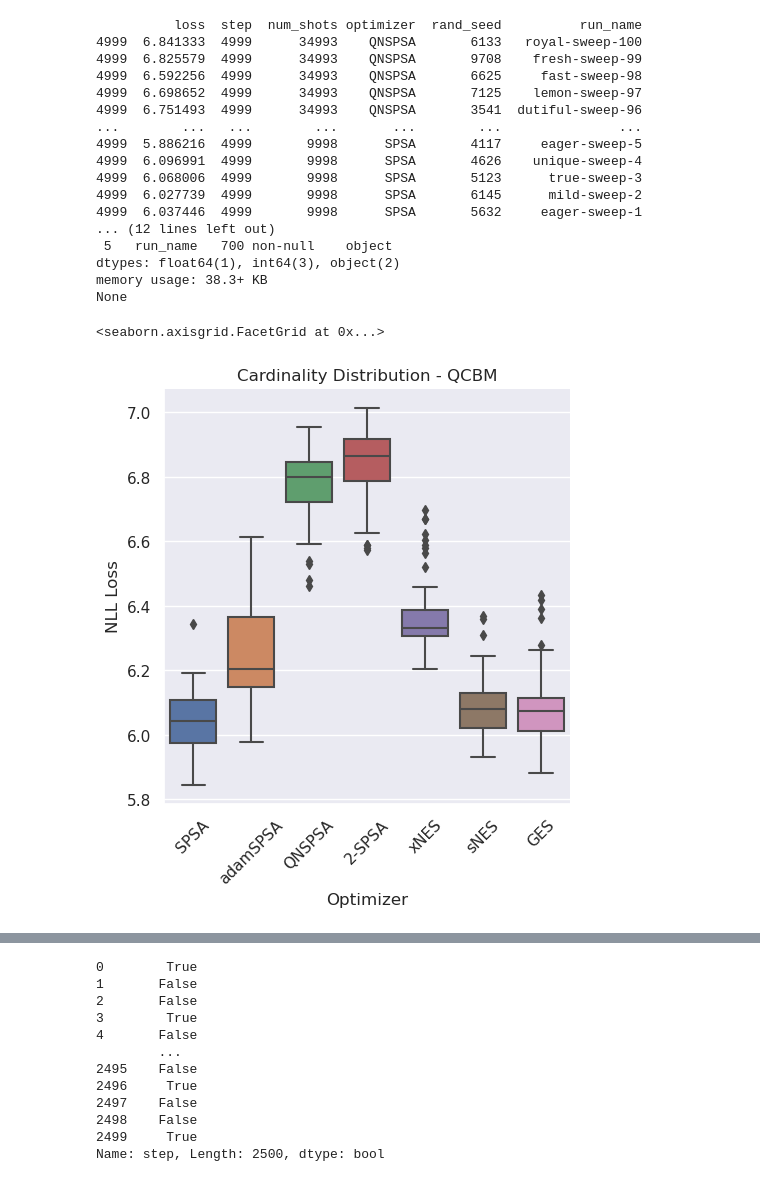
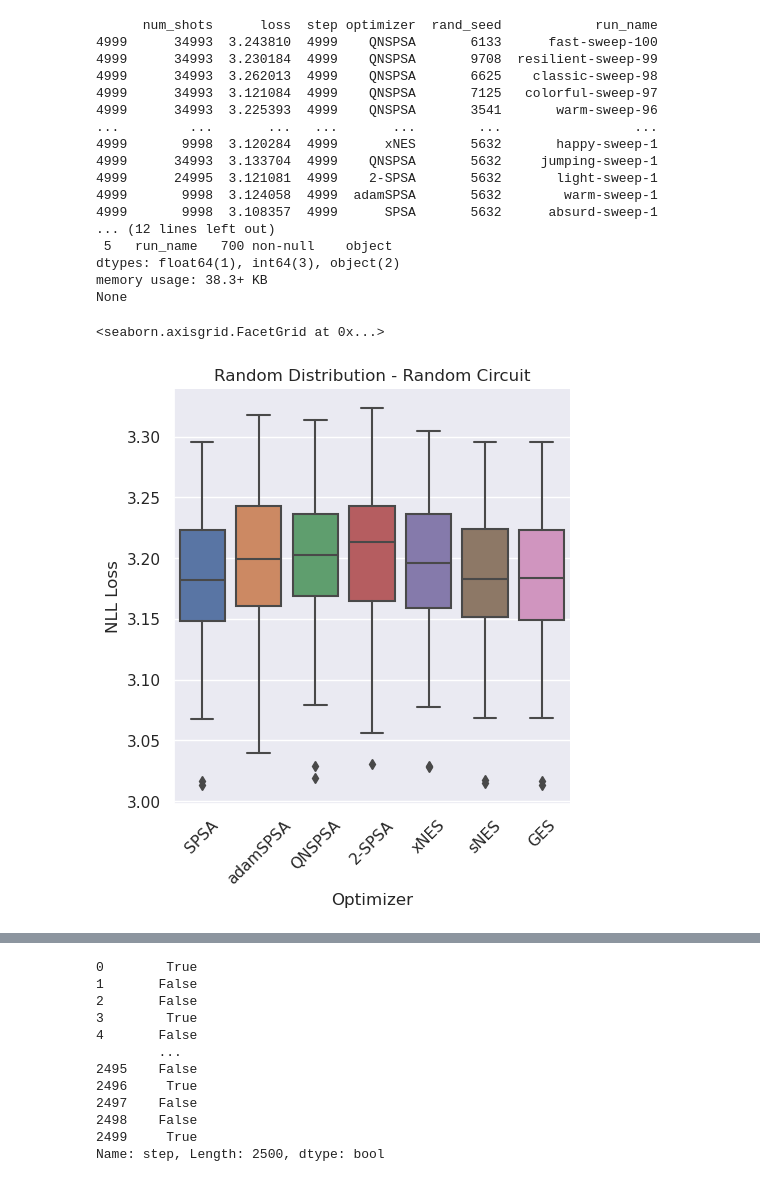
Before and after one commit to ltecot/rand_bench_opt_quantum, a Jupyter notebook: plot_processing/plotting_notebook.ipynb, the cells around one changed output, grey strips where cells are left out. Saved outputs shown, nothing was run; the diff lists cells and outputs as text; code cells hidden in the pictures.

```diff
--- a/plot_processing/plotting_notebook.ipynb
+++ b/plot_processing/plotting_notebook.ipynb
@@ -90,8 +110,8 @@ qcbm_gen_runs = qcbm_gen_runs.replace(replace_dict)
 # curr_data, x_data, x_lim, x_label, y_label, title = heisenburg_2d_runs, "step", 2000, "Step", "Energy", "2D Heisenburg"
 # curr_data, x_data, x_lim, x_label, y_label, title = heisenburg_2d_runs, "num_shots", 4000, "Circuit Evaluations", "Energy", "2D Heisenburg"
 # curr_data, x_data, x_lim, x_label, y_label, title = qcbm_gen_runs, "step", 5000, "Step", "NLL Loss", "Cardinality Distribution - QCBM"
-curr_data, x_data, x_lim, x_label, y_label, title = qcbm_gen_runs, "num_shots", 10000, "Circuit Evaluations", "NLL Loss", "Cardinality Distribution - QCBM"
-# curr_data, x_data, x_lim, x_label, y_label, title = rand_gen_runs, "step", 2500, "Step", "NLL Loss", "Random Distribution - Random Circuit"
+# curr_data, x_data, x_lim, x_label, y_label, title = qcbm_gen_runs, "num_shots", 10000, "Circuit Evaluations", "NLL Loss", "Cardinality Distribution - QCBM"
+curr_data, x_data, x_lim, x_label, y_label, title = rand_gen_runs, "step", 2000, "Step", "NLL Loss", "Random Distribution - Random Circuit"
 # curr_data, x_data, x_lim, x_label, y_label, title = rand_gen_runs, "num_shots", 5000, "Circuit Evaluations", "NLL Loss", "Random Distribution - Random Circuit"
 
 # remove_legend = False
@@ -102,10 +122,12 @@ remove_legend = True
 step_filter_freq = 5
 # step_filter_freq = 100
 
+context = "notebook" # “notebook”, “paper”, “talk”, “poster”
+
 # ----------------------------
 
 sns.set_theme()
-# sns.set_context("paper")
+sns.set_context(context)
 
 # ax = sns.relplot(data=curr_data, x="step", y="loss", hue="optimizer", kind="line", errorbar="sd")
 # ax = sns.relplot(data=curr_data, x="step", y="loss", hue="optimizer", kind="line", errorbar=None)
@@ -117,5 +139,7 @@ ax.set(xlim=(0,x_lim), xlabel=x_label, ylabel=y_label, title=title)
 if remove_legend:
     ax._legend.remove()
 else:
-    ax._legend.set_title("Optimzer")
+    plt.legend(loc="upper left", ncol=7)
+#     ax._legend.set_title("Optimzer")
+#     sns.move_legend(ax, "upper right")
 # %% [output]
@@ -127,45 +151,45 @@ else:
 
 # curr_data, title, y_label = ising_1d_runs, "1D Ising", "Energy"
 # curr_data, title, y_label = random_ham_runs, "Randomized Hamiltonian", "Energy"
 # curr_data, title, y_label = heisenburg_2d_runs, "2D Heisenburg", "Energy"
-curr_data, title, y_label = qcbm_gen_runs, "Cardinality Distribution - QCBM", "NLL Loss"
-# curr_data, title, y_label = rand_gen_runs, "Random Distribution - Random Circuit", "NLL Loss"
+# curr_data, title, y_label = qcbm_gen_runs, "Cardinality Distribution - QCBM", "NLL Loss"
+curr_data, title, y_label = rand_gen_runs, "Random Distribution - Random Circuit", "NLL Loss"
 
 print(get_final_values(curr_data))
 
 # ----------------------------
 
 sns.set_theme()
 # sns.set_context("paper")
 x_label = 'Optimizer'
 
 # sns.catplot(data=final_data, x="optimizer", y="loss", kind="boxen")
 # sns.catplot(data=final_data, x="optimizer", y="loss", kind="violin")
 # sns.catplot(data=final_data, x="optimizer", y="loss", kind="violin", inner="stick", bw=0.25, cut=0)
 
 final_data = get_final_values(curr_data)
 print(final_data.info())
 ax = sns.catplot(data=final_data, x="optimizer", y="loss", kind="box",
                  palette=optimizer_palette, order=optimizer_order)
 ax.set(xlabel=x_label, ylabel=y_label, title=title)
 ax.tick_params(axis='x', rotation=45)
 # %% [output]
-          loss  step  num_shots optimizer  rand_seed          run_name
-4999  6.841333  4999      34993    QNSPSA       6133   royal-sweep-100
-4999  6.825579  4999      34993    QNSPSA       9708    fresh-sweep-99
-4999  6.592256  4999      34993    QNSPSA       6625     fast-sweep-98
-4999  6.698652  4999      34993    QNSPSA       7125    lemon-sweep-97
-4999  6.751493  4999      34993    QNSPSA       3541  dutiful-sweep-96
-...        ...   ...        ...       ...        ...               ...
-4999  5.886216  4999       9998      SPSA       4117     eager-sweep-5
-4999  6.096991  4999       9998      SPSA       4626    unique-sweep-4
-4999  6.068006  4999       9998      SPSA       5123      true-sweep-3
-4999  6.027739  4999       9998      SPSA       6145      mild-sweep-2
-4999  6.037446  4999       9998      SPSA       5632     eager-sweep-1
+      num_shots      loss  step optimizer  rand_seed            run_name
+4999      34993  3.243810  4999    QNSPSA       6133      fast-sweep-100
+4999      34993  3.230184  4999    QNSPSA       9708  resilient-sweep-99
+4999      34993  3.262013  4999    QNSPSA       6625    classic-sweep-98
+4999      34993  3.121084  4999    QNSPSA       7125   colorful-sweep-97
+4999      34993  3.225393  4999    QNSPSA       3541       warm-sweep-96
+...         ...       ...   ...       ...        ...                 ...
+4999       9998  3.120284  4999      xNES       5632       happy-sweep-1
+4999      34993  3.133704  4999    QNSPSA       5632     jumping-sweep-1
+4999      24995  3.121081  4999    2-SPSA       5632       light-sweep-1
+4999       9998  3.124058  4999  adamSPSA       5632        warm-sweep-1
+4999       9998  3.108357  4999      SPSA       5632      absurd-sweep-1
 ... (12 lines left out)
  5   run_name   700 non-null    object
 dtypes: float64(1), int64(3), object(2)
 memory usage: 38.3+ KB
 None
 <seaborn.axisgrid.FacetGrid at 0x...>
-[figure, old version]
+[figure, new version]
```
Also changed, not shown: parts of 4 cells of this notebook, 2 other files.
